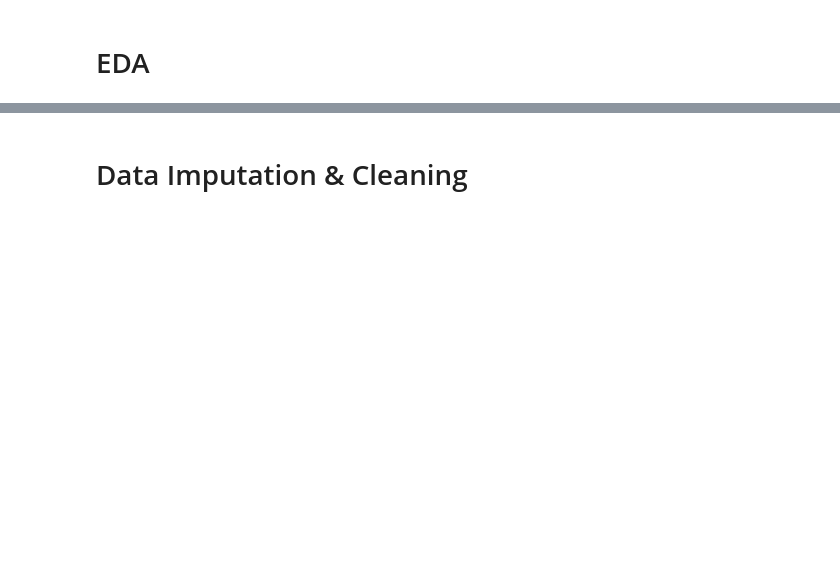
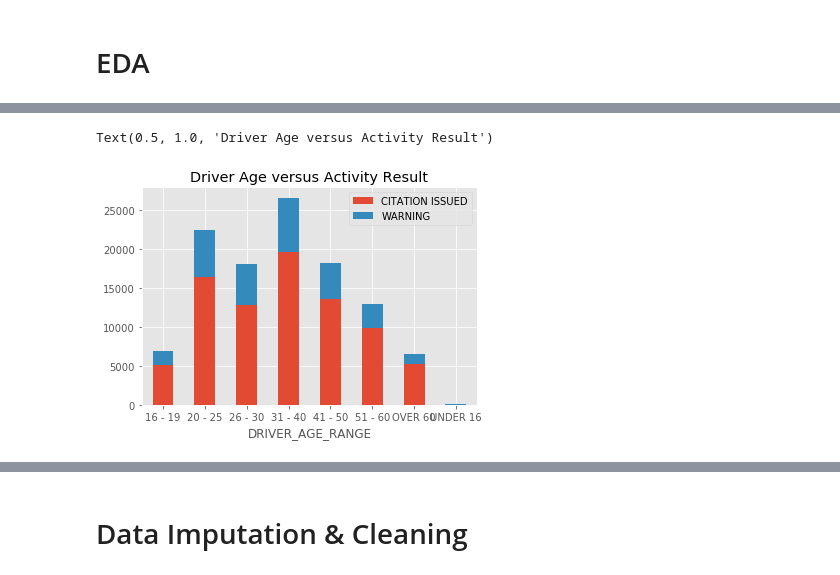
Before and after one commit to Kendallstopa/BA590-LMPD, a Jupyter notebook: LMPD-EDA&Impute.ipynb, the cells around one changed output, grey strips where cells are left out. Drawn from its saved outputs; the diff is of its cells as text; code cells hidden in the pictures; blank space fills up the shorter version.

```diff
--- a/LMPD-EDA&Impute.ipynb
+++ b/LMPD-EDA&Impute.ipynb
@@ -66,0 +136,9 @@ df['DRIVER_AGE_RANGE'].value_counts().plot.bar(title="Freq dist of Officer Drive
+# %%
+test7 = df.groupby(['DRIVER_AGE_RANGE', 'ACTIVITY RESULTS'])['DRIVER_AGE_RANGE'].count().unstack('ACTIVITY RESULTS').fillna(0)
+test7.plot(kind='bar', stacked=True)
+plt.xticks(rotation='horizontal')
+plt.legend()
+plt.title('Driver Age versus Activity Result')
+# %% [output]
+Text(0.5, 1.0, 'Driver Age versus Activity Result')
+[figure, added]
```
Also changed, not shown: parts of 31 cells of this notebook.
